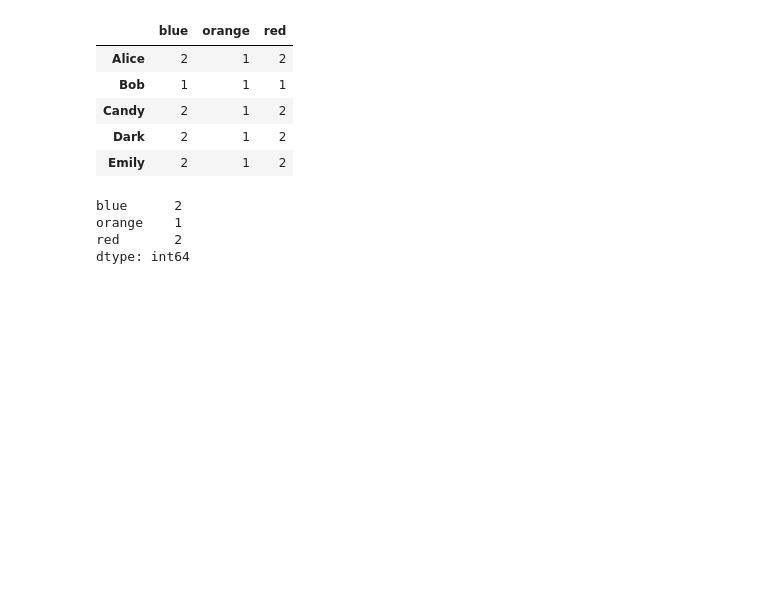
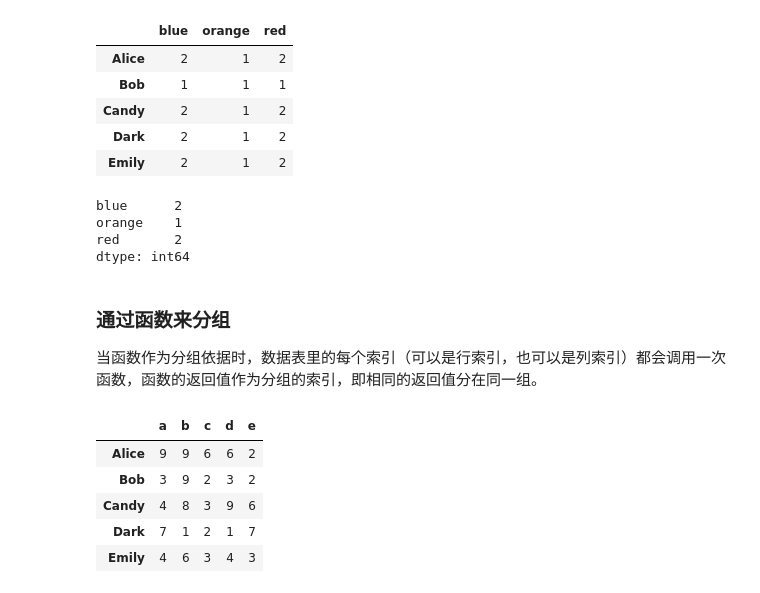
Before and after one commit to kamidox/pandas_tutor, a Jupyter notebook: groupby.ipynb, the cells around one changed output. Cells and saved outputs as stored; diff of their text form; code cells hidden in the pictures; blank space fills up the shorter version.

```diff
--- a/groupby.ipynb
+++ b/groupby.ipynb
@@ -223,3 +223,19 @@ blue      2
 orange    1
 red       2
 dtype: int64
+# %% [markdown]
+### 通过函数来分组
+
+当函数作为分组依据时，数据表里的每个索引（可以是行索引，也可以是列索引）都会调用一次函数，函数的返回值作为分组的索引，即相同的返回值分在同一组。
+# %%
+df = pd.DataFrame(np.random.randint(1, 10, (5, 5)),
+                  columns=['a', 'b', 'c', 'd', 'e'],
+                  index=['Alice', 'Bob', 'Candy', 'Dark', 'Emily'])
+df
+# %% [output]
+|  | a | b | c | d | e |
+| Alice | 9 | 9 | 6 | 6 | 2 |
+| Bob | 3 | 9 | 2 | 3 | 2 |
+| Candy | 4 | 8 | 3 | 9 | 6 |
+| Dark | 7 | 1 | 2 | 1 | 7 |
+| Emily | 4 | 6 | 3 | 4 | 3 |
```
Also changed, not shown: parts of 43 cells of this notebook.
